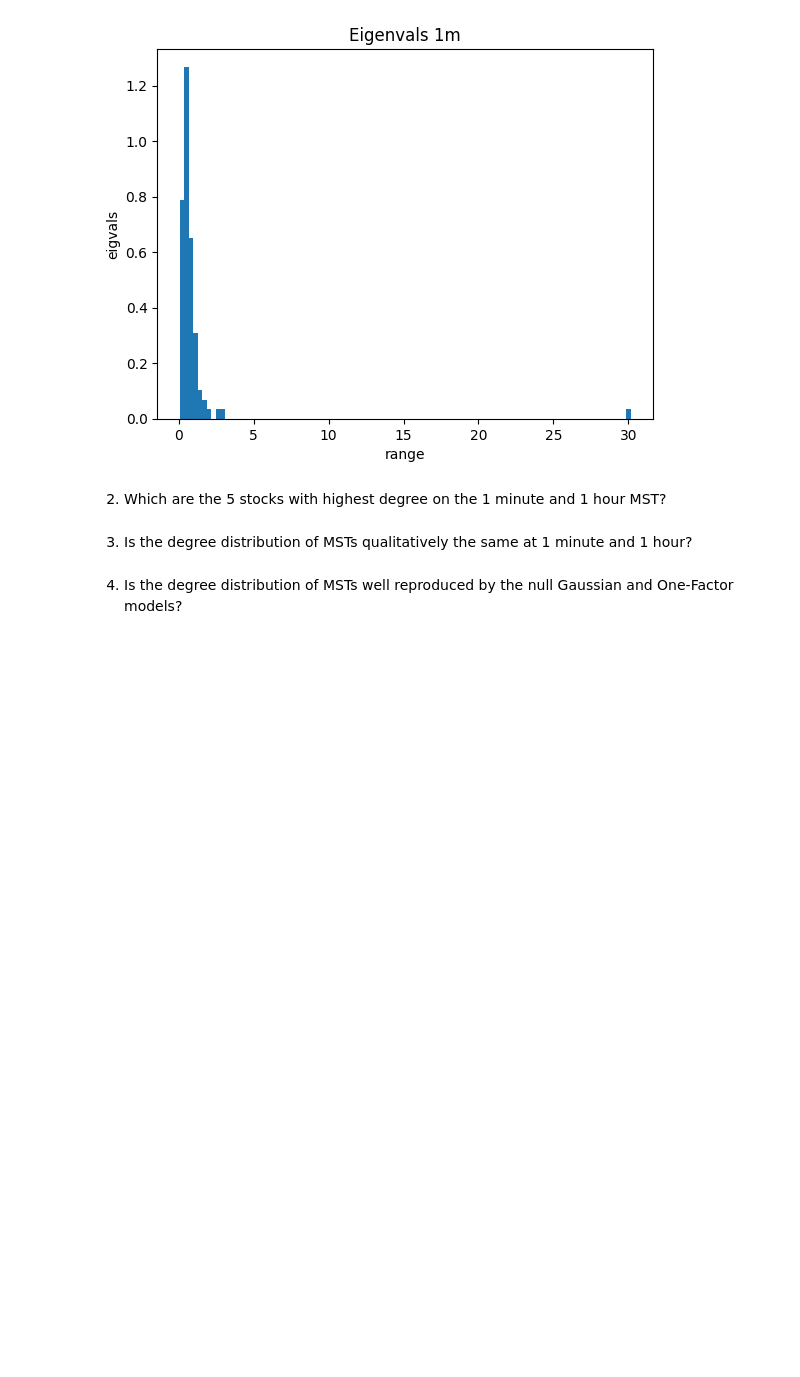
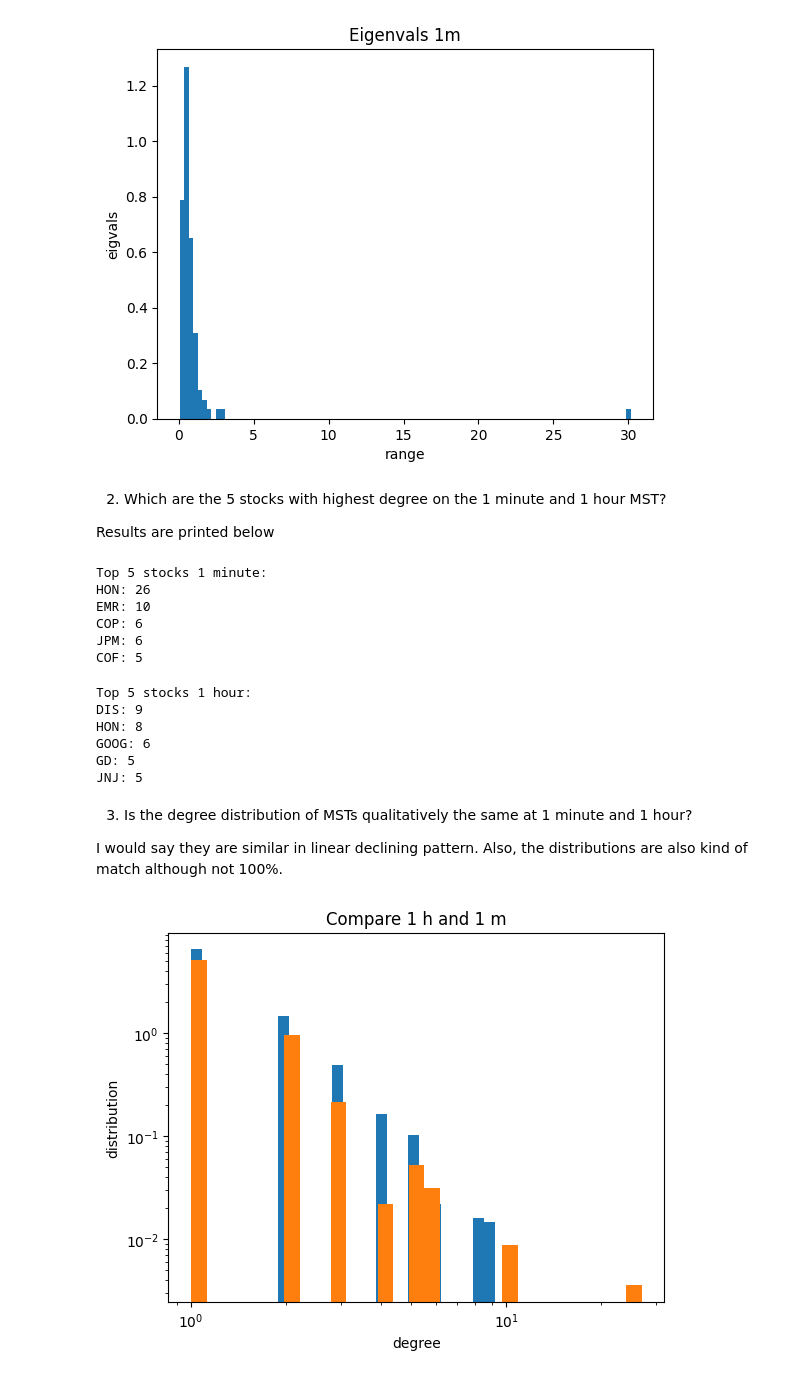
Before and after one commit to huyim/Netsci, a Jupyter notebook: Assi7/Hu_Yiming_EX7.ipynb, the cells around one changed output. Drawn from its saved outputs; the diff is of its cells as text; code cells hidden in the pictures; blank space fills up the shorter version.

```diff
--- a/Assi7/Hu_Yiming_EX7.ipynb
+++ b/Assi7/Hu_Yiming_EX7.ipynb
@@ -121,8 +147,58 @@ plt.show()
 [figure]
 # %% [markdown]
 2. Which are the 5 stocks with highest degree on the 1 minute and 1 hour MST?
+
+Results are printed below
+# %%
+# Sort ref: https://www.programiz.com/python-programming/methods/built-in/sorted
+def sort_param(elem):
+    return elem[1]
+
+# 1 minute
+arr_1m = np.array(msts[1].degree())
+sorted_arr_1m = sorted(arr_1m, key = sort_param, reverse = True)[:5]
+
+print("Top 5 stocks 1 minute: ")
+for i in sorted_arr_1m:
+    #nx.get_node_attributes(msts[1], 'ticker')[i[0]]
+    print(nx.get_node_attributes(msts[1], 'ticker')[i[0]] + ": " + str(i[1]))
+# %% [output]
+Top 5 stocks 1 minute:
+HON: 26
+EMR: 10
+COP: 6
+JPM: 6
+COF: 5
+# %%
+# 1 h
+arr_1h = np.array(msts[0].degree())
+sorted_arr_1h = sorted(arr_1h, key = sort_param, reverse = True)[:5]
+
+print("Top 5 stocks 1 hour: ")
+for i in sorted_arr_1h:
+    #nx.get_node_attributes(msts[1], 'ticker')[i[0]]
+    print(nx.get_node_attributes(msts[0], 'ticker')[i[0]] + ": " + str(i[1]))
+# %% [output]
+Top 5 stocks 1 hour:
+DIS: 9
+HON: 8
+GOOG: 6
+GD: 5
+JNJ: 5
 # %% [markdown]
 
 3. Is the degree distribution of MSTs qualitatively the same at 1 minute and 1 hour?
+
+I would say they are similar in linear declining pattern. Also, the distributions are also kind of match although not 100%.
-# %% [markdown]
-4. Is the degree distribution of MSTs well reproduced by the null Gaussian and One-Factor models?
+# %%
+my_bins_1 = np.logspace(np.log10(min(mst_degree[0])),np.log10(max(mst_degree[0]) +1), 30 )
+my_bins = np.logspace(np.log10(min(mst_degree[1])),np.log10(max(mst_degree[1]) +1), 30 )
+_ = plt.hist(mst_degree[0], bins = my_bins_1, density = True)
+_ = plt.hist(mst_degree[1], bins = my_bins, density = True)
+plt.title("Compare 1 h and 1 m")
+plt.xlabel("degree")
+plt.ylabel("distribution")
+plt.xscale("log")
+plt.yscale("log")
+# %% [output]
+[figure, added]
```
Also changed, not shown: parts of 6 cells of this notebook.
